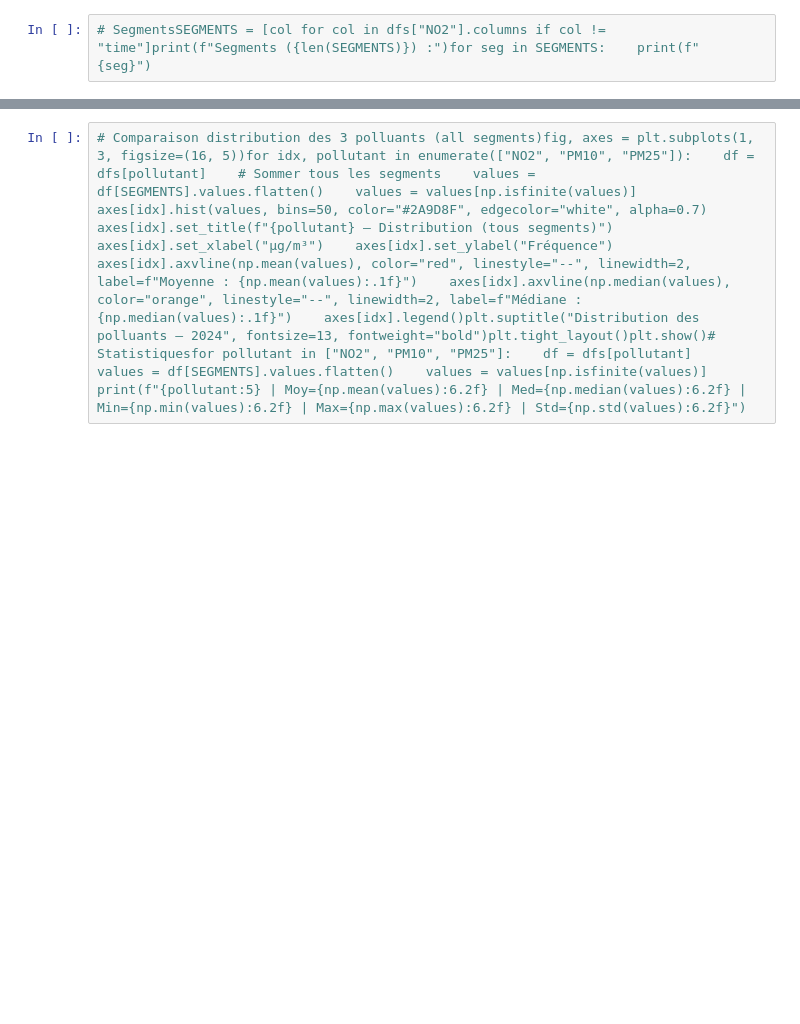
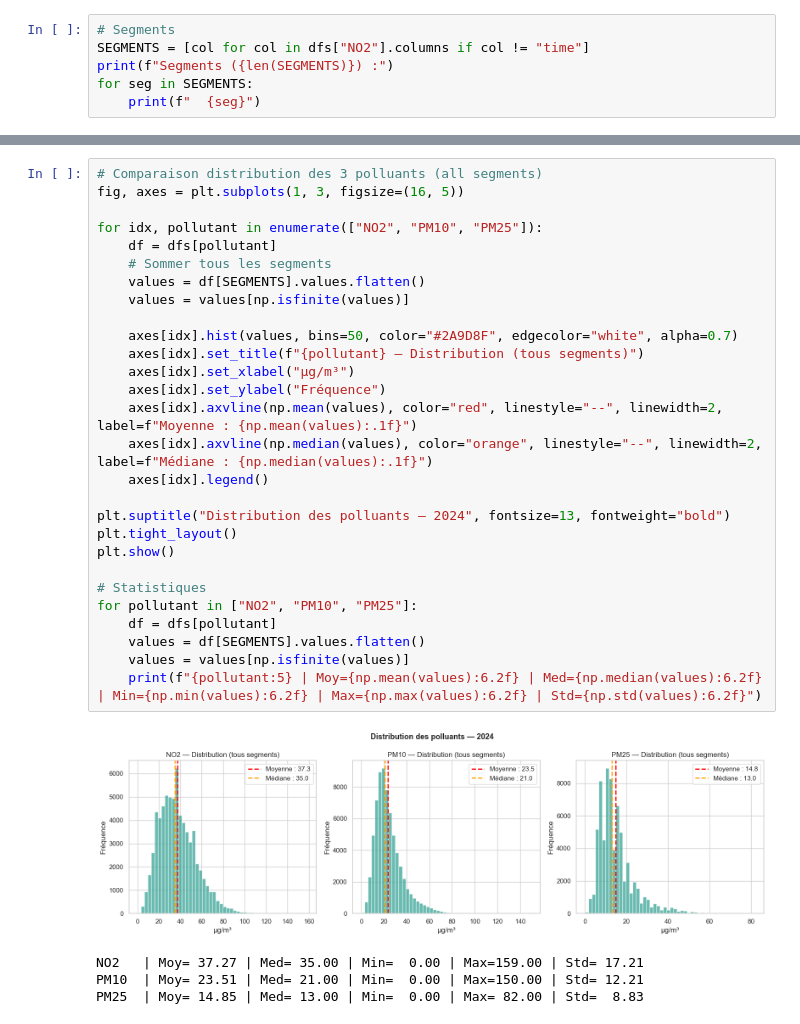
Before and after one commit to Mouhoub-MERDAS-data/projet_etudes_M2_Paris, a Jupyter notebook: notebooks/01_exploration_pollution_2024.ipynb, the cells around one changed output, grey strips where cells are left out. Saved outputs shown, nothing was run; the diff lists cells and outputs as text; blank space fills up the shorter version.

```diff
--- a/notebooks/01_exploration_pollution_2024.ipynb
+++ b/notebooks/01_exploration_pollution_2024.ipynb
@@ -9,2 +102,6 @@ import pandas as pdimport numpy as npimport matplotlib.pyplot as pltimport seabo
 # %%
-# SegmentsSEGMENTS = [col for col in dfs["NO2"].columns if col != "time"]print(f"Segments ({len(SEGMENTS)}) :")for seg in SEGMENTS:    print(f"  {seg}")
+# Segments
+SEGMENTS = [col for col in dfs["NO2"].columns if col != "time"]
+print(f"Segments ({len(SEGMENTS)}) :")
+for seg in SEGMENTS:
+    print(f"  {seg}")
@@ -11,3 +118,34 @@ import pandas as pdimport numpy as npimport matplotlib.pyplot as pltimport seabo
 # %%
-# Comparaison distribution des 3 polluants (all segments)fig, axes = plt.subplots(1, 3, figsize=(16, 5))for idx, pollutant in enumerate(["NO2", "PM10", "PM25"]):    df = dfs[pollutant]    # Sommer tous les segments    values = df[SEGMENTS].values.flatten()    values = values[np.isfinite(values)]        axes[idx].hist(values, bins=50, color="#2A9D8F", edgecolor="white", alpha=0.7)    axes[idx].set_title(f"{pollutant} — Distribution (tous segments)")    axes[idx].set_xlabel("µg/m³")    axes[idx].set_ylabel("Fréquence")    axes[idx].axvline(np.mean(values), color="red", linestyle="--", linewidth=2, label=f"Moyenne : {np.mean(values):.1f}")    axes[idx].axvline(np.median(values), color="orange", linestyle="--", linewidth=2, label=f"Médiane : {np.median(values):.1f}")    axes[idx].legend()plt.suptitle("Distribution des polluants — 2024", fontsize=13, fontweight="bold")plt.tight_layout()plt.show()# Statistiquesfor pollutant in ["NO2", "PM10", "PM25"]:    df = dfs[pollutant]    values = df[SEGMENTS].values.flatten()    values = values[np.isfinite(values)]    print(f"{pollutant:5} | Moy={np.mean(values):6.2f} | Med={np.median(values):6.2f} | Min={np.min(values):6.2f} | Max={np.max(values):6.2f} | Std={np.std(values):6.2f}")
+# Comparaison distribution des 3 polluants (all segments)
+fig, axes = plt.subplots(1, 3, figsize=(16, 5))
+
+for idx, pollutant in enumerate(["NO2", "PM10", "PM25"]):
+    df = dfs[pollutant]
+    # Sommer tous les segments
+    values = df[SEGMENTS].values.flatten()
+    values = values[np.isfinite(values)]
+
+    axes[idx].hist(values, bins=50, color="#2A9D8F", edgecolor="white", alpha=0.7)
+    axes[idx].set_title(f"{pollutant} — Distribution (tous segments)")
+    axes[idx].set_xlabel("µg/m³")
+    axes[idx].set_ylabel("Fréquence")
+    axes[idx].axvline(np.mean(values), color="red", linestyle="--", linewidth=2, label=f"Moyenne : {np.mean(values):.1f}")
+    axes[idx].axvline(np.median(values), color="orange", linestyle="--", linewidth=2, label=f"Médiane : {np.median(values):.1f}")
+    axes[idx].legend()
+
+plt.suptitle("Distribution des polluants — 2024", fontsize=13, fontweight="bold")
+plt.tight_layout()
+plt.show()
+
+# Statistiques
+for pollutant in ["NO2", "PM10", "PM25"]:
+    df = dfs[pollutant]
+    values = df[SEGMENTS].values.flatten()
+    values = values[np.isfinite(values)]
+    print(f"{pollutant:5} | Moy={np.mean(values):6.2f} | Med={np.median(values):6.2f} | Min={np.min(values):6.2f} | Max={np.max(values):6.2f} | Std={np.std(values):6.2f}")
+# %% [output]
+[figure, added]
+NO2   | Moy= 37.27 | Med= 35.00 | Min=  0.00 | Max=159.00 | Std= 17.21
+PM10  | Moy= 23.51 | Med= 21.00 | Min=  0.00 | Max=150.00 | Std= 12.21
+PM25  | Moy= 14.85 | Med= 13.00 | Min=  0.00 | Max= 82.00 | Std=  8.83
 # %%
```
Also changed, not shown: parts of 14 cells of this notebook, 4 other files.
